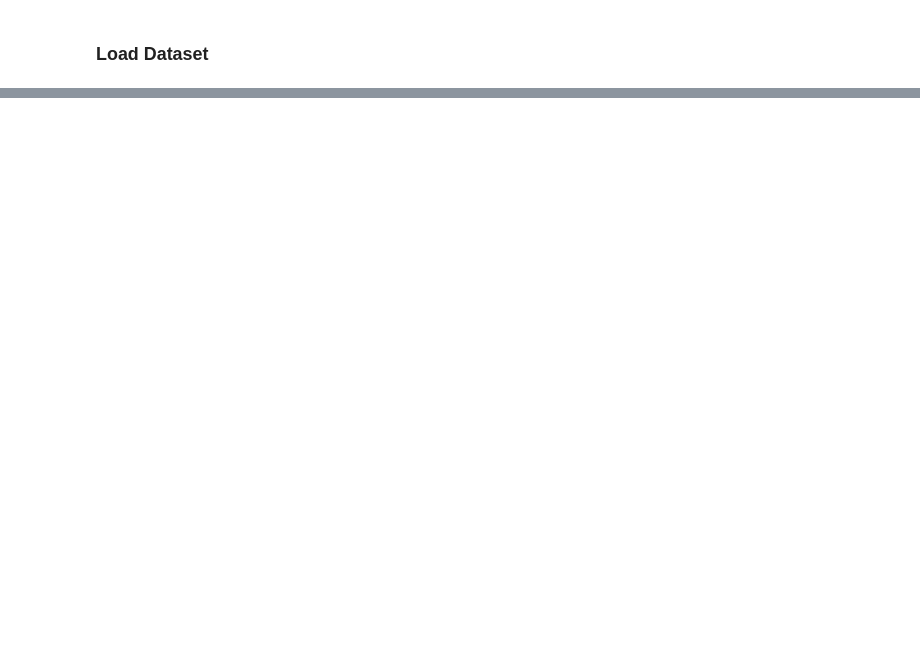
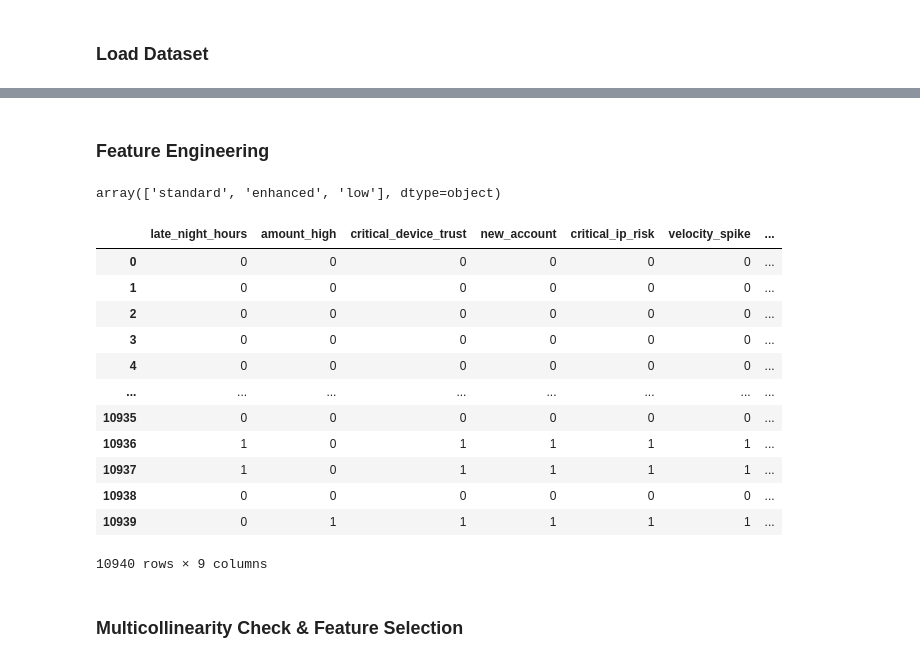
Before and after one commit to LeesiElekwa/Digital_Transfer_Fraud_Detection_System, a Jupyter notebook: Notebooks/FeatureEngineering.ipynb, the cells around one changed output, grey strips where cells are left out. Cells and saved outputs as stored; diff of their text form; code cells hidden in the pictures; blank space fills up the shorter version.

```diff
--- a/Notebooks/FeatureEngineering.ipynb
+++ b/Notebooks/FeatureEngineering.ipynb
@@ -25,0 +76,2 @@ df_EDA_transaction_data = pd.read_parquet(r"C:\Users\leest\OneDrive\Data Project
+# %% [markdown]
+### Feature Engineering
@@ -25,0 +82,46 @@ df_EDA_transaction_data = pd.read_parquet(r"C:\Users\leest\OneDrive\Data Project
+# %%
+# Check
+df_EDA_transaction_data["kyc_tier"].unique()
+# %% [output]
+array(['standard', 'enhanced', 'low'], dtype=object)
+# %%
+# Creating new features based on EDA findings to serve as signals
+
+df_EDA_transaction_data["late_night_hours"] = ((df_EDA_transaction_data["txn_hour"] >= 3) & (df_EDA_transaction_data["txn_hour"] <= 8)
+).astype(int)
+
+df_EDA_transaction_data["amount_high"] = (df_EDA_transaction_data["amount_usd"] >= 500).astype(int)
+
+df_EDA_transaction_data["critical_ip_risk"] = (df_EDA_transaction_data["ip_risk_score"] >= 0.60).astype(int)
+
+df_EDA_transaction_data["critical_device_trust"] = (df_EDA_transaction_data["device_trust_score"] <= 0.30).astype(int)
+
+df_EDA_transaction_data["new_account"] = (df_EDA_transaction_data["account_age_days"] <= 90).astype(int)
+
+df_EDA_transaction_data["velocity_spike"] = (df_EDA_transaction_data["txn_velocity_1h"] >= 3).astype(int)
+
+df_EDA_transaction_data["chargeback_flag"] = (df_EDA_transaction_data["chargeback_history_count"] > 0).astype(int)
+
+df_EDA_transaction_data["low_kyc"] = (df_EDA_transaction_data["kyc_tier"] == "low").astype(int)
+
+df_EDA_transaction_data["web_high_amount"] = ((df_EDA_transaction_data["channel"] == "web") & (df_EDA_transaction_data["amount_usd"] >= 1000) &
+    (df_EDA_transaction_data["amount_usd"] <= 3000)).astype(int)
+
+df_EDA_transaction_data[["late_night_hours", "amount_high", "critical_device_trust", "new_account", "critical_ip_risk",
+                         "velocity_spike", "chargeback_flag", "low_kyc", "web_high_amount"]]
+# %% [output]
+|  | late_night_hours | amount_high | critical_device_trust | new_account | critical_ip_risk | velocity_spike | ... |
+| 0 | 0 | 0 | 0 | 0 | 0 | 0 | ... |
+| 1 | 0 | 0 | 0 | 0 | 0 | 0 | ... |
+| 2 | 0 | 0 | 0 | 0 | 0 | 0 | ... |
+| 3 | 0 | 0 | 0 | 0 | 0 | 0 | ... |
+| 4 | 0 | 0 | 0 | 0 | 0 | 0 | ... |
+| ... | ... | ... | ... | ... | ... | ... | ... |
+| 10935 | 0 | 0 | 0 | 0 | 0 | 0 | ... |
+| 10936 | 1 | 0 | 1 | 1 | 1 | 1 | ... |
+| 10937 | 1 | 0 | 1 | 1 | 1 | 1 | ... |
+| 10938 | 0 | 0 | 0 | 0 | 0 | 0 | ... |
+| 10939 | 0 | 1 | 1 | 1 | 1 | 1 | ... |
+10940 rows × 9 columns
+# %% [markdown]
+### Multicollinearity Check & Feature Selection
```
Also changed, not shown: parts of 19 cells of this notebook.
